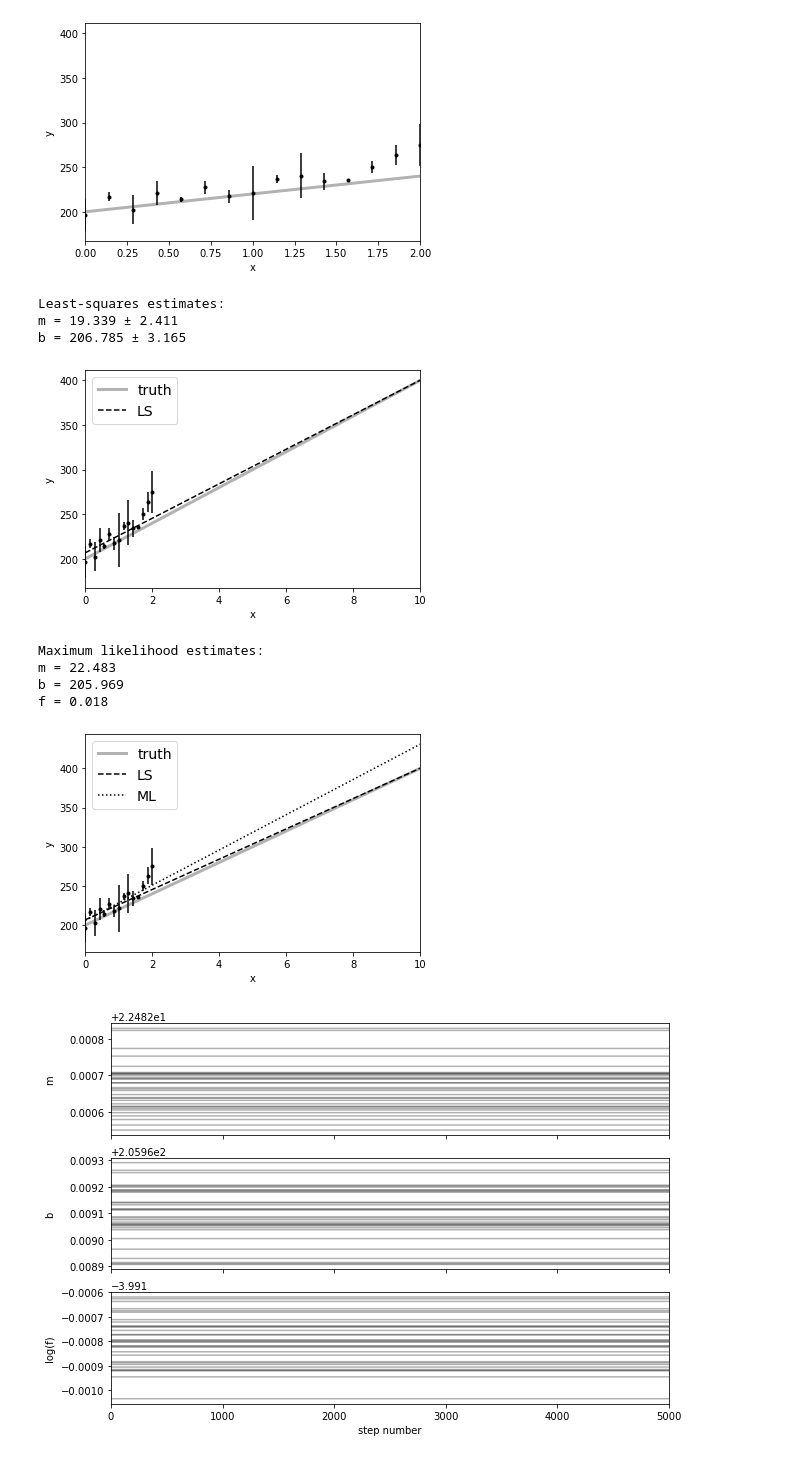
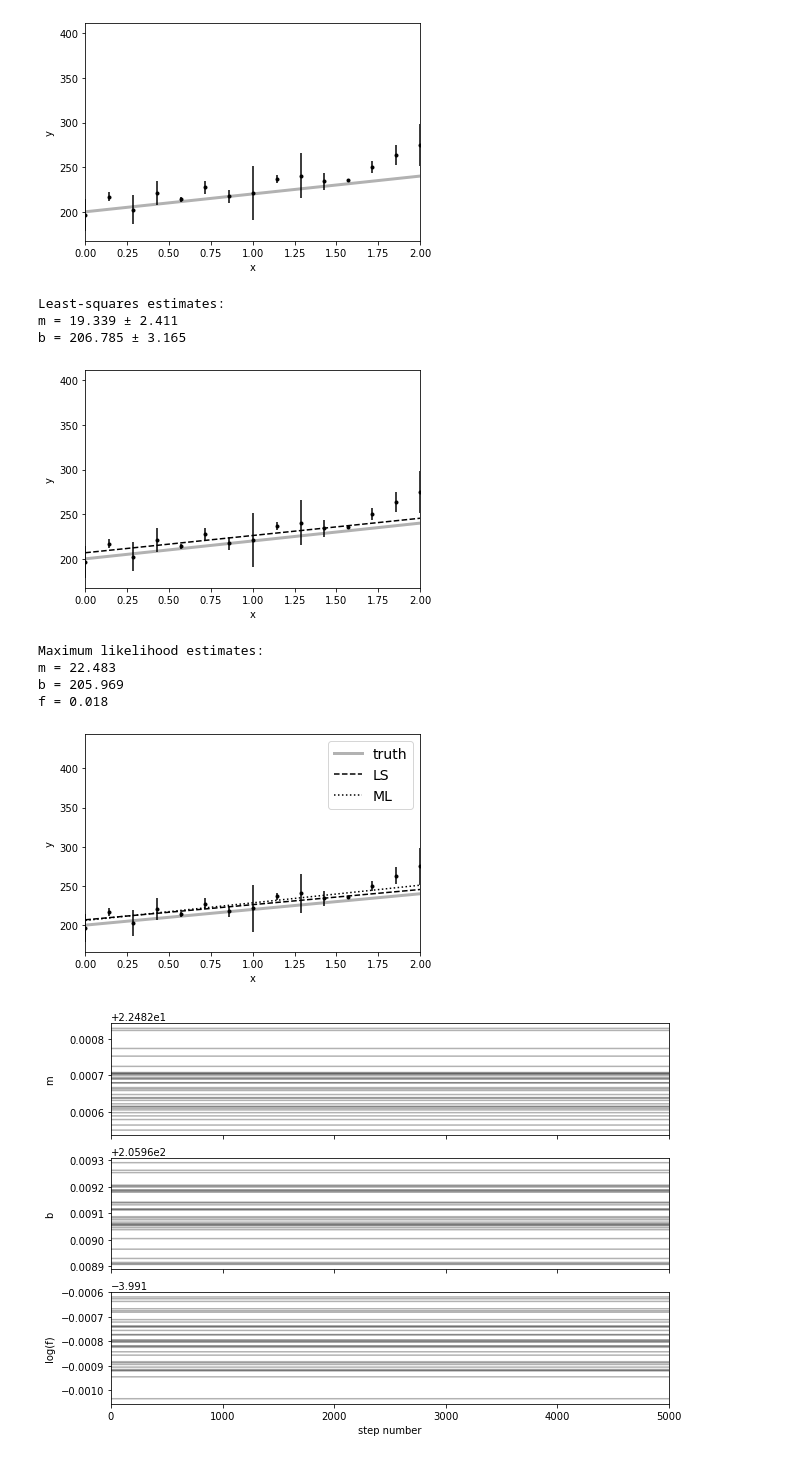
Before and after one commit to DCIDA2019/dcida2020ii-ValdiviaGCR, a Jupyter notebook: Nov2/UsoDeEmcee.ipynb, the cells around one changed output. Saved outputs shown, nothing was run; the diff lists cells and outputs as text; code cells hidden in the pictures.

```diff
--- a/Nov2/UsoDeEmcee.ipynb
+++ b/Nov2/UsoDeEmcee.ipynb
@@ -50,15 +50,15 @@ print("b = {0:.3f} ± {1:.3f}".format(w[1], np.sqrt(cov[1, 1])))
 plt.errorbar(x, y, yerr=yerr, fmt=".k", capsize=0)
 plt.plot(x0, m_true * x0 + b_true, "k", alpha=0.3, lw=3, label="truth")
 plt.plot(x0, np.dot(np.vander(x0, 2), w), "--k", label="LS")
-plt.legend(fontsize=14)
-plt.xlim(0, 10)
+#plt.legend(f2)
+plt.xlim(0, 2)
 plt.xlabel("x")
 plt.ylabel("y");
 # %% [output]
 Least-squares estimates:
 m = 19.339 ± 2.411
 b = 206.785 ± 3.165
-[figure, old version]
+[figure, new version]
 # %%
 def log_likelihood(theta, x, y, yerr):
     m, b, log_f = theta
@@ -68,31 +68,31 @@ def log_likelihood(theta, x, y, yerr):
 # %%
 from scipy.optimize import minimize
 
 np.random.seed(42)
 nll = lambda *args: -log_likelihood(*args)
 initial = np.array([m_true, b_true, np.log(f_true)]) + 0.1 * np.random.randn(3)
 soln = minimize(nll, initial, args=(x, y, yerr))
 m_ml, b_ml, log_f_ml = soln.x
 
 print("Maximum likelihood estimates:")
 print("m = {0:.3f}".format(m_ml))
 print("b = {0:.3f}".format(b_ml))
 print("f = {0:.3f}".format(np.exp(log_f_ml)))
 
 plt.errorbar(x, y, yerr=yerr, fmt=".k", capsize=0)
 plt.plot(x0, m_true * x0 + b_true, "k", alpha=0.3, lw=3, label="truth")
 plt.plot(x0, np.dot(np.vander(x0, 2), w), "--k", label="LS")
 plt.plot(x0, np.dot(np.vander(x0, 2), [m_ml, b_ml]), ":k", label="ML")
 plt.legend(fontsize=14)
-plt.xlim(0, 10)
+plt.xlim(0, 2)
 plt.xlabel("x")
 plt.ylabel("y");
 # %% [output]
 Maximum likelihood estimates:
 m = 22.483
 b = 205.969
 f = 0.018
-[figure, old version]
+[figure, new version]
 # %%
 def log_prior(theta):
     m, b, log_f = theta
```
Also changed, not shown: parts of 3 cells of this notebook.
